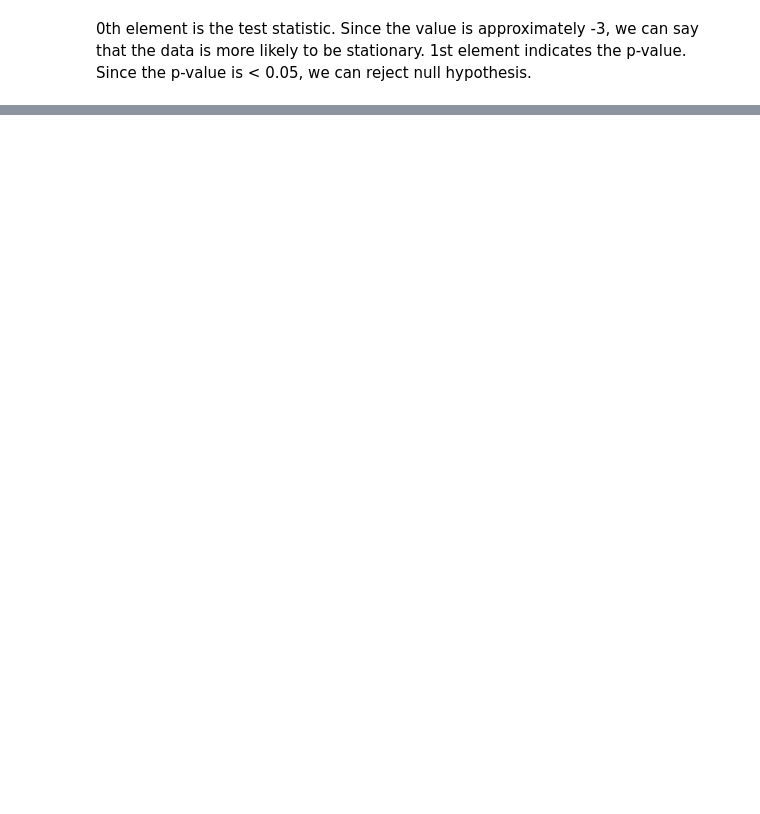
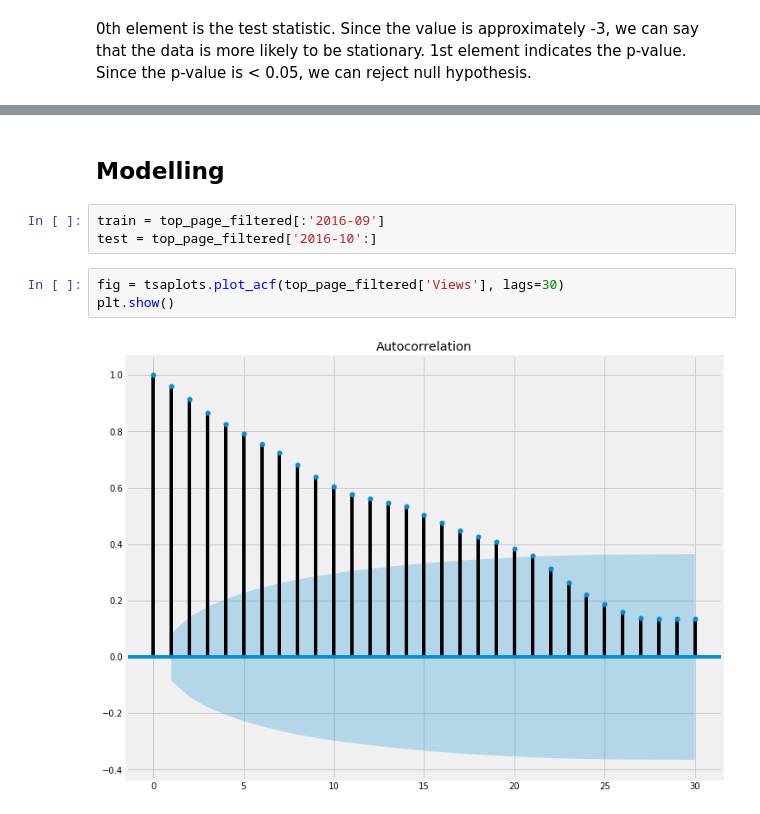
Before and after one commit to Subikshaa/Time-Series-Forecasting-on-Web-Traffic-Dataset, a Jupyter notebook: forecast.ipynb, the cells around one changed output, grey strips where cells are left out. Drawn from its saved outputs; the diff is of its cells as text; blank space fills up the shorter version.

```diff
--- a/forecast.ipynb
+++ b/forecast.ipynb
@@ -201,0 +249,10 @@ plt.show()
+# %% [markdown]
+## Modelling
+# %%
+train = top_page_filtered[:'2016-09']
+test = top_page_filtered['2016-10':]
+# %%
+fig = tsaplots.plot_acf(top_page_filtered['Views'], lags=30)
+plt.show()
+# %% [output]
+[figure, added]
```
Also changed, not shown: parts of 18 cells of this notebook.
